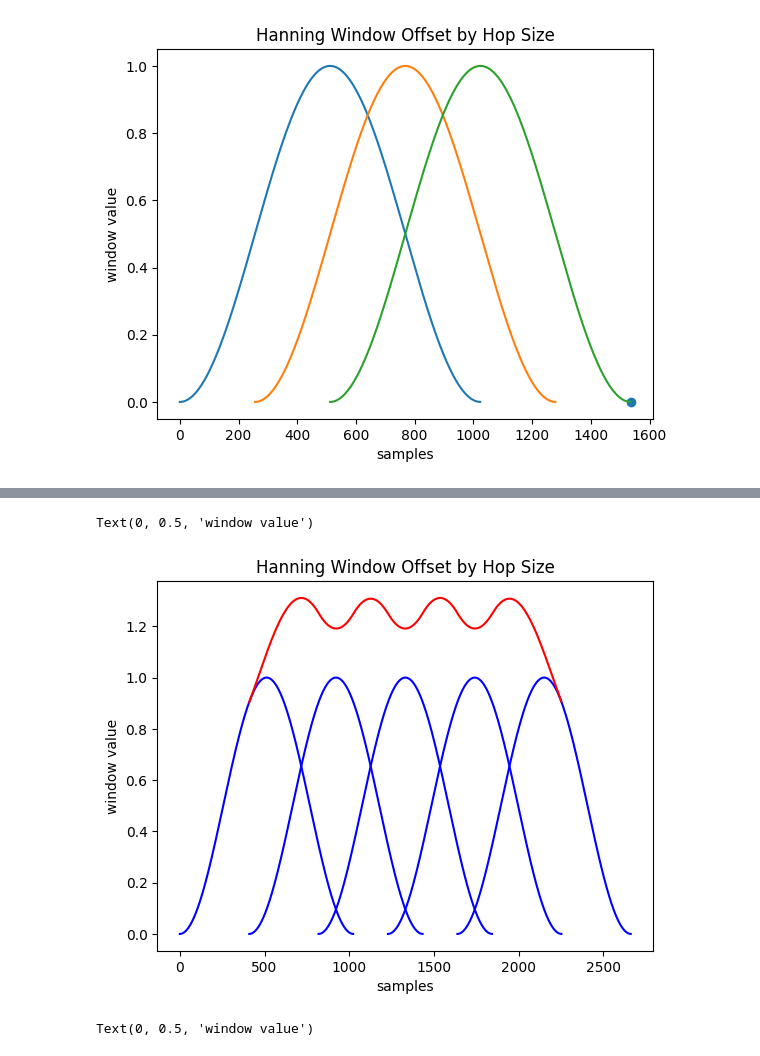
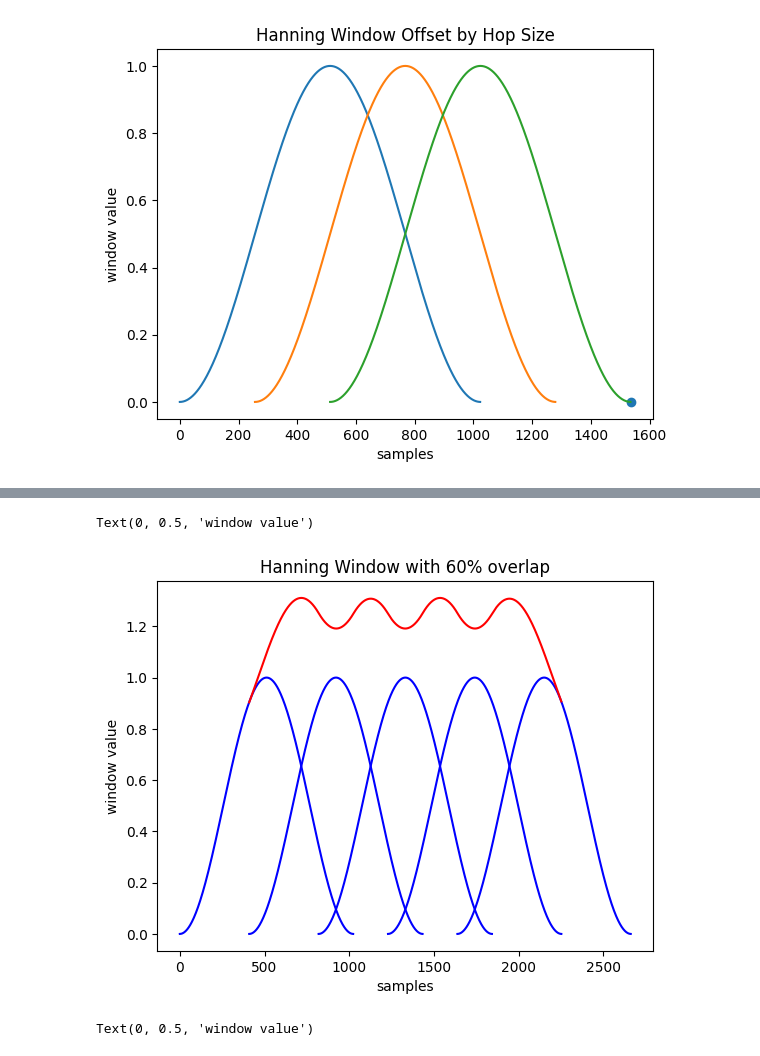
Before and after one commit to samsmith00/junior-IS, a Jupyter notebook: pythonScripts/hanningWindow.ipynb, the cells around one changed output, grey strips where cells are left out. Saved outputs shown, nothing was run; the diff lists cells and outputs as text; code cells hidden in the pictures.

```diff
--- a/pythonScripts/hanningWindow.ipynb
+++ b/pythonScripts/hanningWindow.ipynb
@@ -94,35 +94,35 @@ num_windows = 5
 hop_size = 1024 * .4
 
 
 
 cola_len = int(window_size + (num_windows - 1)*hop_size)
 stop = cola_len - hop_size
 
 cola_prop = np.zeros(cola_len)
 
 for i in range(num_windows):
     offset = int(i * hop_size)
     cola_prop[offset:offset + window_size] += hannWindow
 
 
 # just draw the overlap line plot
 cola_prop_line = cola_prop[int(hop_size): int(cola_len - hop_size)]
 
 
 cola_p_x = np.arange(len(cola_prop_line))
 
 for i in range(num_windows):
     offset = i * hop_size
     plt.plot(x + offset, hannWindow, 'blue')
 
 plt.plot(cola_p_x + hop_size, cola_prop_line, "red")
 
-plt.title("Hanning Window Offset by Hop Size")
+plt.title("Hanning Window with 60% overlap")
 plt.xlabel("samples")
 plt.ylabel("window value")
 # %% [output]
 Text(0, 0.5, 'window value')
-[figure, old version]
+[figure, new version]
 # %%
 # COLA Property Visualization
 
```
Also changed, not shown: parts of 1 cell of this notebook, 4 other files.
